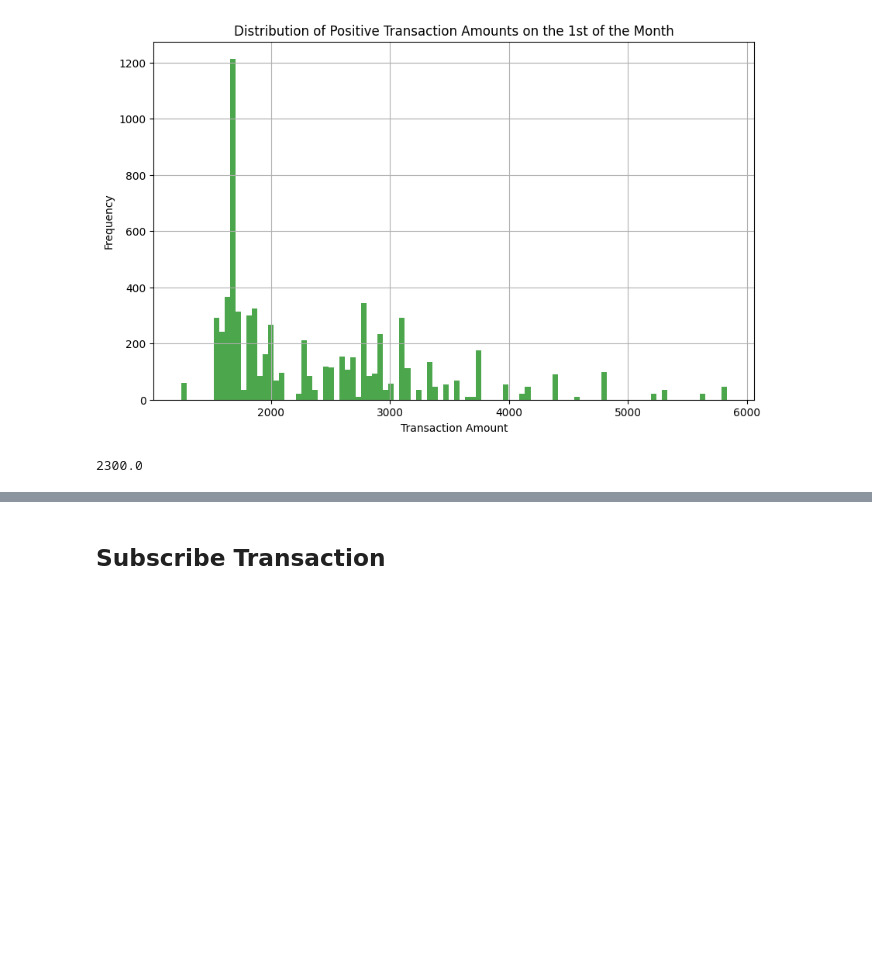
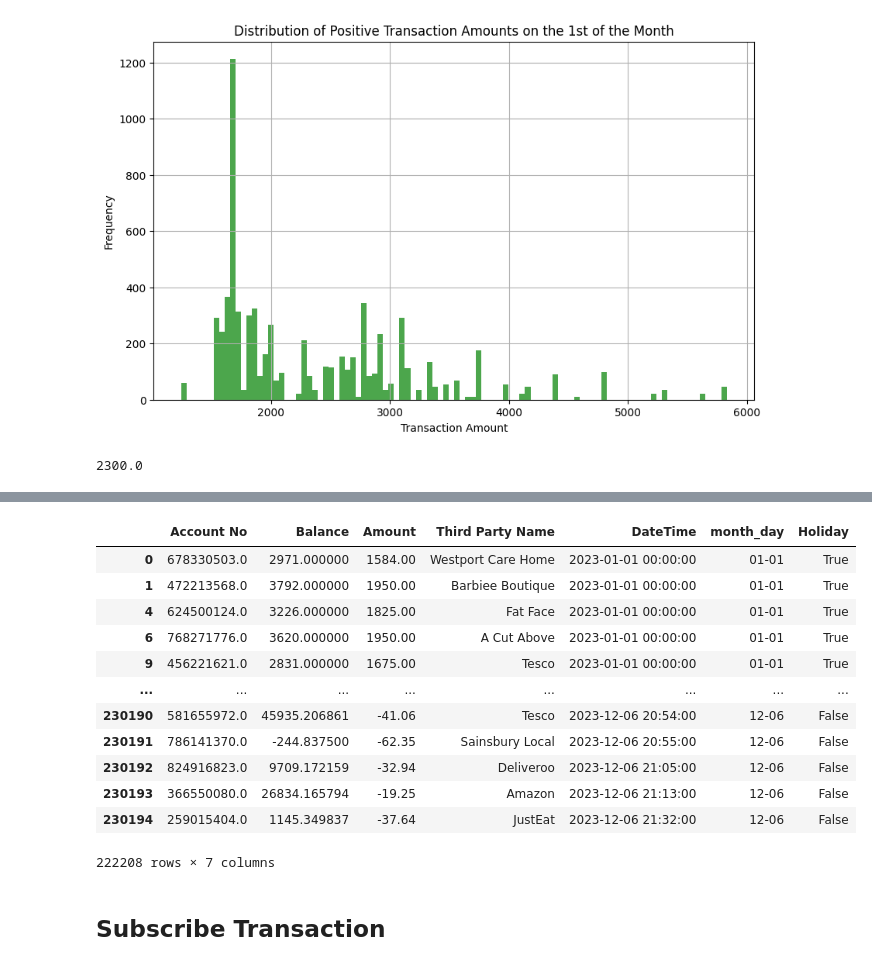
Before and after one commit to UoB-DSMP-2023-24/dsmp-2024-group-38, a Jupyter notebook: fruad_detection_oneclass.ipynb, the cells around one changed output, grey strips where cells are left out. Saved outputs shown, nothing was run; the diff lists cells and outputs as text; code cells hidden in the pictures; blank space fills up the shorter version.

```diff
--- a/fruad_detection_oneclass.ipynb
+++ b/fruad_detection_oneclass.ipynb
@@ -295,3 +331,20 @@ data
+# %%
+data = data.drop(columns='Is_Salary')
+data
+# %% [output]
+|  | Account No | Balance | Amount | Third Party Name | DateTime | month_day | Holiday |
+| 0 | 678330503.0 | 2971.000000 | 1584.00 | Westport Care Home | 2023-01-01 00:00:00 | 01-01 | True |
+| 1 | 472213568.0 | 3792.000000 | 1950.00 | Barbiee Boutique | 2023-01-01 00:00:00 | 01-01 | True |
+| 4 | 624500124.0 | 3226.000000 | 1825.00 | Fat Face | 2023-01-01 00:00:00 | 01-01 | True |
+| 6 | 768271776.0 | 3620.000000 | 1950.00 | A Cut Above | 2023-01-01 00:00:00 | 01-01 | True |
+| 9 | 456221621.0 | 2831.000000 | 1675.00 | Tesco | 2023-01-01 00:00:00 | 01-01 | True |
+| ... | ... | ... | ... | ... | ... | ... | ... |
+| 230190 | 581655972.0 | 45935.206861 | -41.06 | Tesco | 2023-12-06 20:54:00 | 12-06 | False |
+| 230191 | 786141370.0 | -244.837500 | -62.35 | Sainsbury Local | 2023-12-06 20:55:00 | 12-06 | False |
+| 230192 | 824916823.0 | 9709.172159 | -32.94 | Deliveroo | 2023-12-06 21:05:00 | 12-06 | False |
+| 230193 | 366550080.0 | 26834.165794 | -19.25 | Amazon | 2023-12-06 21:13:00 | 12-06 | False |
+| 230194 | 259015404.0 | 1145.349837 | -37.64 | JustEat | 2023-12-06 21:32:00 | 12-06 | False |
+222208 rows × 7 columns
 # %%
 # data['DayofWeek'] = data['DateTime'].dt.weekday
 # data['HourOfDay'] = data['DateTime'].dt.hour
```
Also changed, not shown: parts of 32 cells of this notebook.
